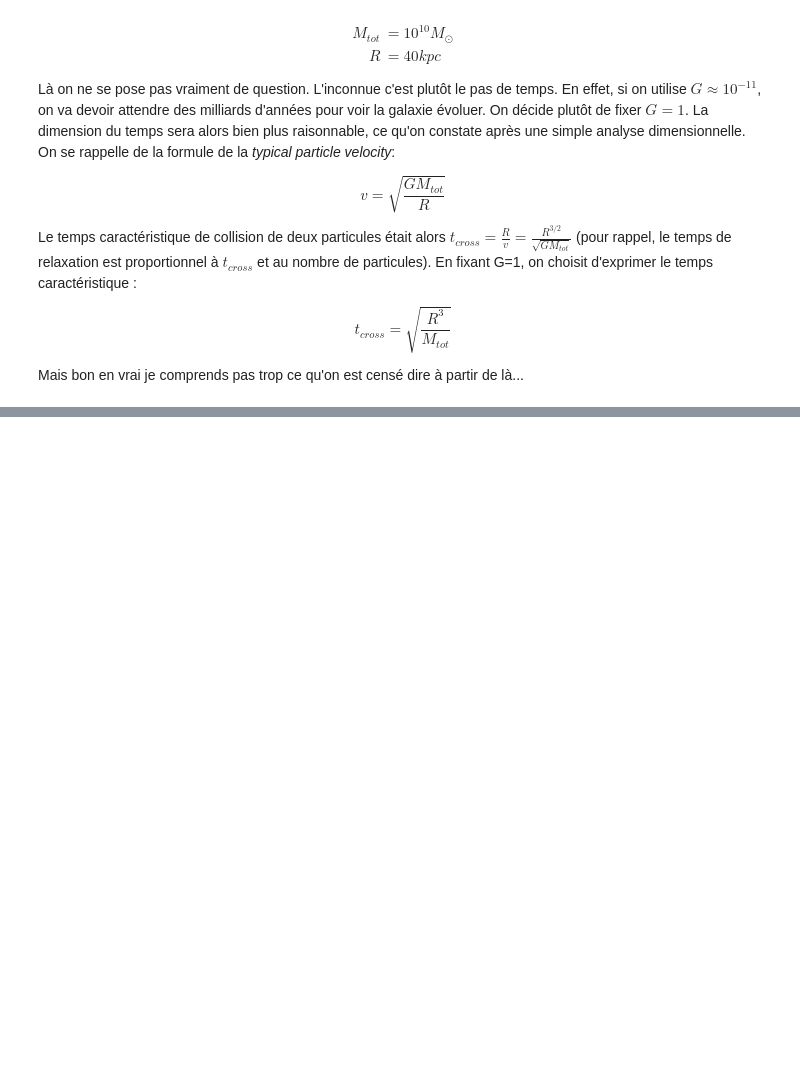
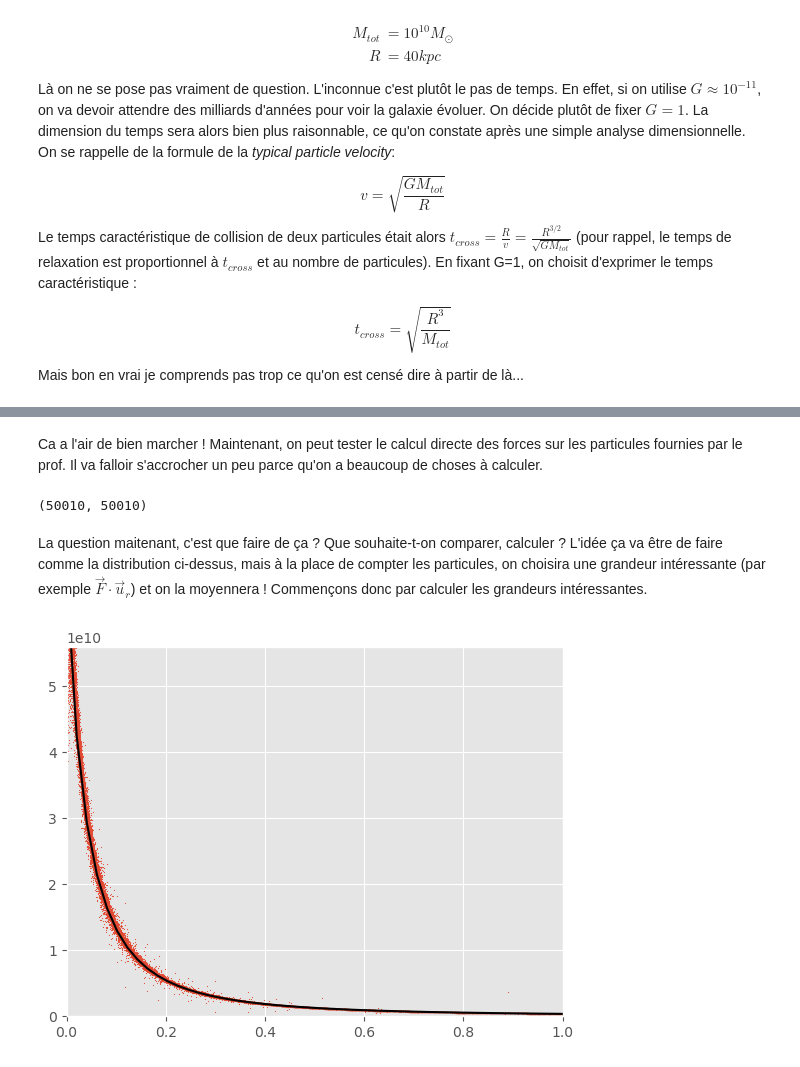
Before and after one commit to ProfesseurShadoko/compastro, a Jupyter notebook: scripts/look_at_data.ipynb, the cells around one changed output, grey strips where cells are left out. Cells and saved outputs as stored; diff of their text form; code cells hidden in the pictures; blank space fills up the shorter version.

```diff
--- a/scripts/look_at_data.ipynb
+++ b/scripts/look_at_data.ipynb
@@ -178,0 +215,64 @@ Pour ça, on va avoir besoin d'un calcul direct des forces. Le script en Python
+# %% [markdown]
+Ca a l'air de bien marcher ! Maintenant, on peut tester le calcul directe des forces sur les particules fournies par le prof. Il va falloir s'accrocher un peu parce qu'on a beaucoup de choses à calculer.
+# %%
+#####################
+### Load Datasets ###
+#####################
+
+files = [
+    "forces_eps=0.000000.txt",
+    "forces_eps=1.000000.txt",
+    "forces_eps=0.100000.txt",
+    "forces_eps=0.010000.txt",
+    "forces_eps=0.001000.txt",
+]
+file = files[4]
+
+with open("../files/data.txt", 'r') as f:
+    data = []
+    lines = f.readlines()
+    for line in lines:
+        numbers = [float(x.strip()) for x in line.split() if x.strip()]
+        data.extend(numbers[1:]) # first is index => we don't care
+    columns = ["m", "x", "y", "z", "vx", "vy", "vz", "eps", "phi"] # last two are sftening and potential => we actually don't care
+    df = pd.DataFrame(np.array(data).reshape(-1, len(columns)), columns=columns)
+    df["r"] = np.sqrt(df["x"]**2 + df["y"]**2 + df["z"]**2)
+
+with open(f"../files/{file}", 'r') as f:
+    data = []
+    lines = f.readlines()
+    for line in lines:
+        if not line:
+            continue
+        numbers = [float(x.strip()) for x in line.split() if x.strip()]
+        data.extend(numbers[1:]) # first is index => we don't care
+    columns = ["fx", "fy", "fz"] # last two are sftening and potential => we actually don't care
+    df_forces = pd.DataFrame(np.array(data).reshape(-1, len(columns)), columns=columns)
+
+len(df), len(df_forces)
+# %% [output]
+(50010, 50010)
+# %%
+df = pd.concat([df, df_forces], axis=1)
+# %% [markdown]
+La question maitenant, c'est que faire de ça ? Que souhaite-t-on comparer, calculer ? L'idée ça va être de faire comme la distribution ci-dessus, mais à la place de compter les particules, on choisira une grandeur intéressante (par exemple $\vec{F} \cdot \vec{u}_r$) et on la moyennera ! Commençons donc par calculer les grandeurs intéressantes.
+# %%
+# radial component of the force
+df["fr"] = (df["fx"] * df["x"] + df["fy"] * df["y"] + df["fz"] * df["z"]) / df["r"]
+M = df["m"].sum()
+m = df["m"].mean()
+
+plt.scatter(df["r"], -df["fr"], s=0.1, label="$-\vec{F} \cdot \vec{u}_r$")
+
+# theoretical curve
+def f(r, a=0.08):
+    return -M*m / (r+a)**2
+
+r = np.linspace(0, 1)
+plt.plot(r, -f(r), label="Theory", color='black')
+
+plt.xlim(0, 1)
+plt.ylim(0, -df["fr"].quantile(0.01))
+plt.show()
+# %% [output]
+[figure, added]
```
Also changed, not shown: parts of 9 cells of this notebook, 6 other files.
